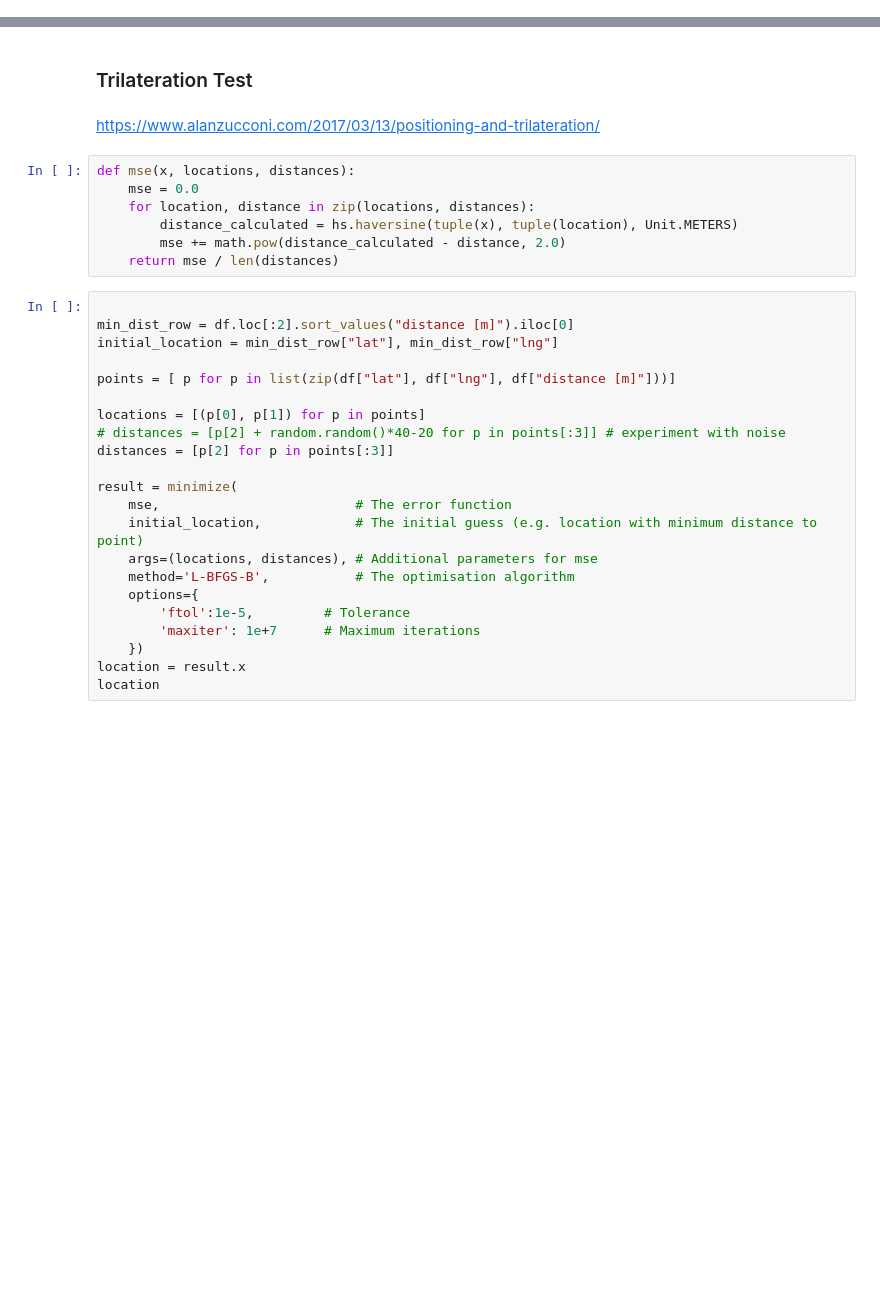
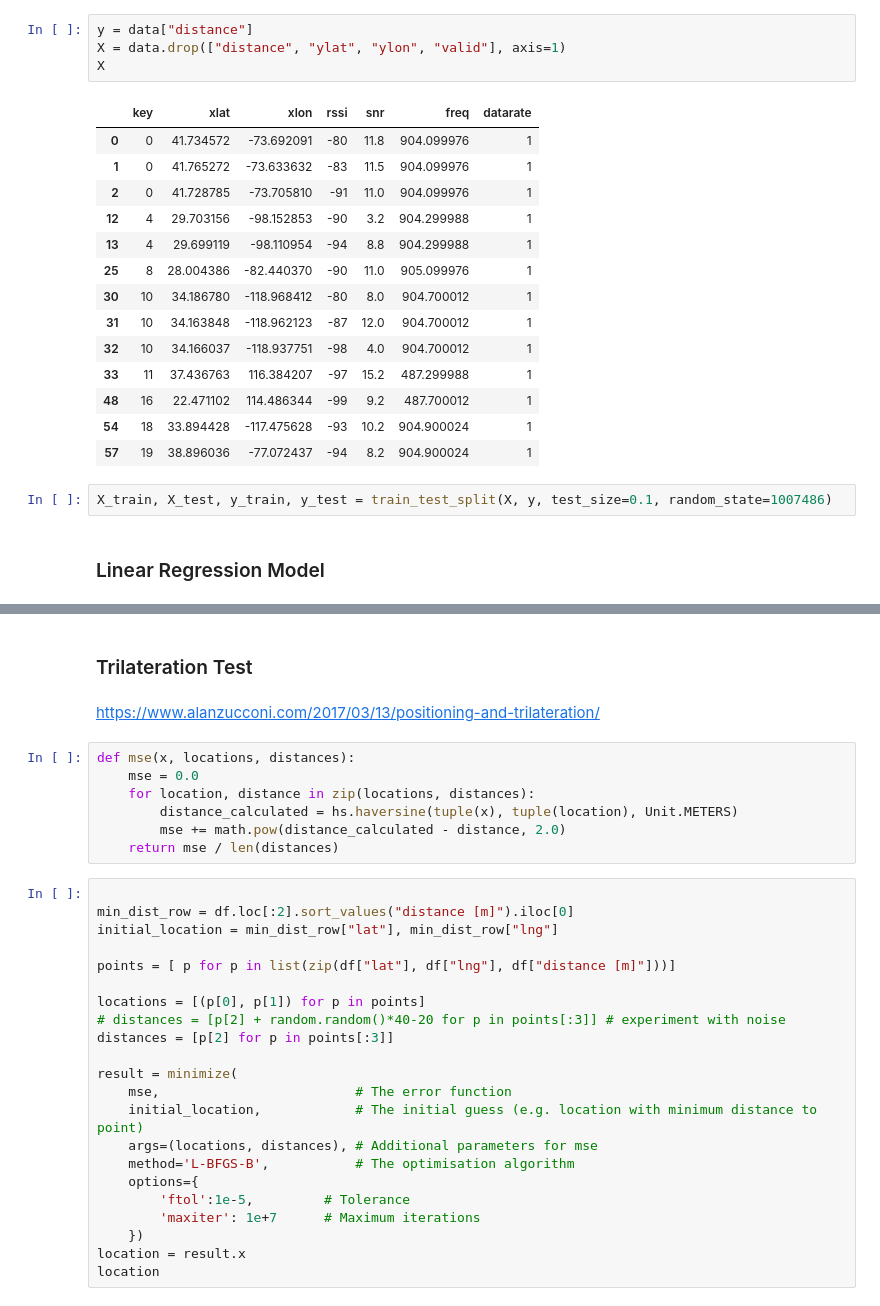
Before and after one commit to emergotechnologies/helium-positioning-model-engineering, a Jupyter notebook: notebooks/lorawan-rssi-experiment.ipynb, the cells around one changed output, grey strips where cells are left out. Drawn from its saved outputs; the diff is of its cells as text; blank space fills up the shorter version.

```diff
--- a/notebooks/lorawan-rssi-experiment.ipynb
+++ b/notebooks/lorawan-rssi-experiment.ipynb
@@ -347,0 +80,23 @@ m
+# %%
+y = data["distance"]
+X = data.drop(["distance", "ylat", "ylon", "valid"], axis=1)
+X
+# %% [output]
+|  | key | xlat | xlon | rssi | snr | freq | datarate |
+| 0 | 0 | 41.734572 | -73.692091 | -80 | 11.8 | 904.099976 | 1 |
+| 1 | 0 | 41.765272 | -73.633632 | -83 | 11.5 | 904.099976 | 1 |
+| 2 | 0 | 41.728785 | -73.705810 | -91 | 11.0 | 904.099976 | 1 |
+| 12 | 4 | 29.703156 | -98.152853 | -90 | 3.2 | 904.299988 | 1 |
+| 13 | 4 | 29.699119 | -98.110954 | -94 | 8.8 | 904.299988 | 1 |
+| 25 | 8 | 28.004386 | -82.440370 | -90 | 11.0 | 905.099976 | 1 |
+| 30 | 10 | 34.186780 | -118.968412 | -80 | 8.0 | 904.700012 | 1 |
+| 31 | 10 | 34.163848 | -118.962123 | -87 | 12.0 | 904.700012 | 1 |
+| 32 | 10 | 34.166037 | -118.937751 | -98 | 4.0 | 904.700012 | 1 |
+| 33 | 11 | 37.436763 | 116.384207 | -97 | 15.2 | 487.299988 | 1 |
+| 48 | 16 | 22.471102 | 114.486344 | -99 | 9.2 | 487.700012 | 1 |
+| 54 | 18 | 33.894428 | -117.475628 | -93 | 10.2 | 904.900024 | 1 |
+| 57 | 19 | 38.896036 | -77.072437 | -94 | 8.2 | 904.900024 | 1 |
+# %%
+X_train, X_test, y_train, y_test = train_test_split(X, y, test_size=0.1, random_state=1007486)
+# %% [markdown]
+### Linear Regression Model
```
Also changed, not shown: parts of 61 cells of this notebook, 1 other file.
